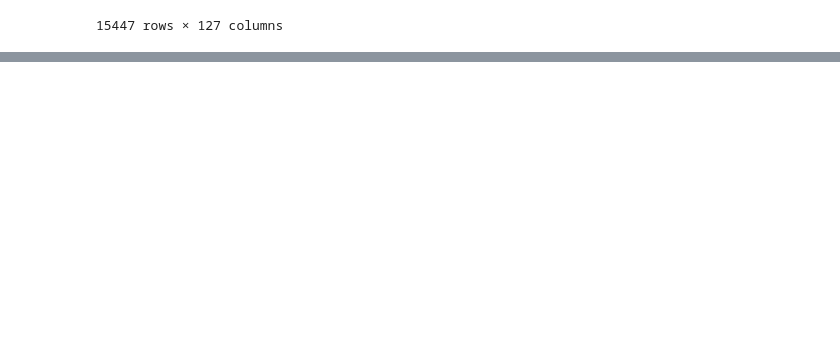
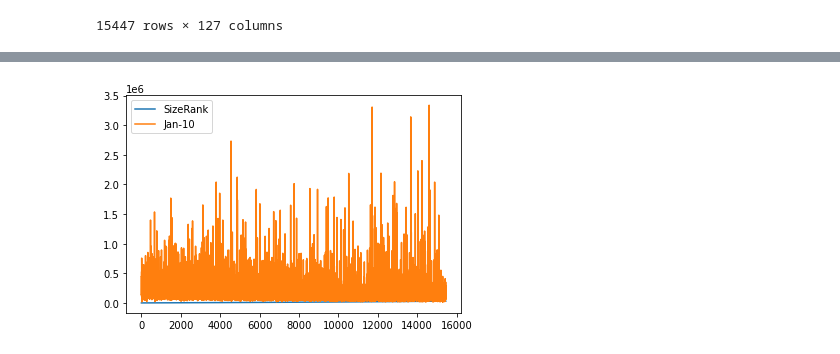
Before and after one commit to tharren12/Group_8_Final_Project, a Jupyter notebook: Notebook/City_Zhvi_AllHomes.ipynb, the cells around one changed output, grey strips where cells are left out. Drawn from its saved outputs; the diff is of its cells as text; code cells hidden in the pictures; blank space fills up the shorter version.

```diff
--- a/Notebook/City_Zhvi_AllHomes.ipynb
+++ b/Notebook/City_Zhvi_AllHomes.ipynb
@@ -160,0 +168,3 @@ All_Homes_cleansed_df
+# %%
+All_df = pd.read_csv(Path('../Resources/All_Homes_cleansed.csv'))
+All_df
@@ -160,0 +218,10 @@ All_Homes_cleansed_df
+# %%
+(All_df
+ #.groupby('year')
+ [['SizeRank', 'Jan-10']]
+ #.mean()
+ #.quantile(.99)
+ .plot()
+);
+# %% [output]
+[figure, added]
```
Also changed, not shown: parts of 22 cells of this notebook, 7 other files.
